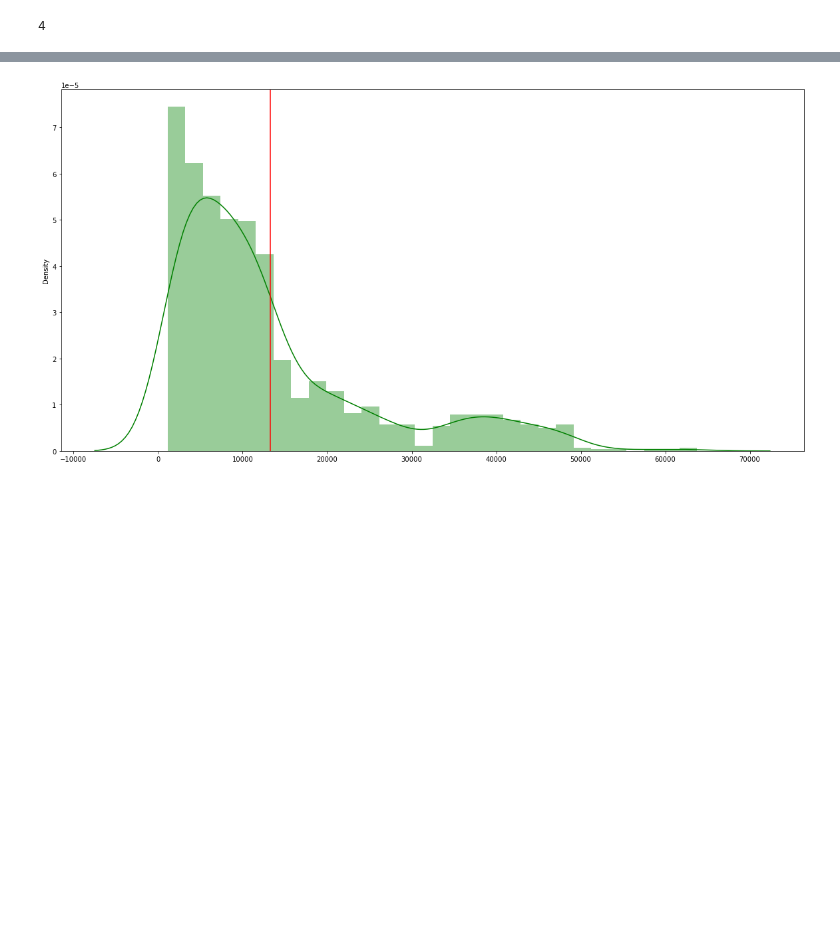
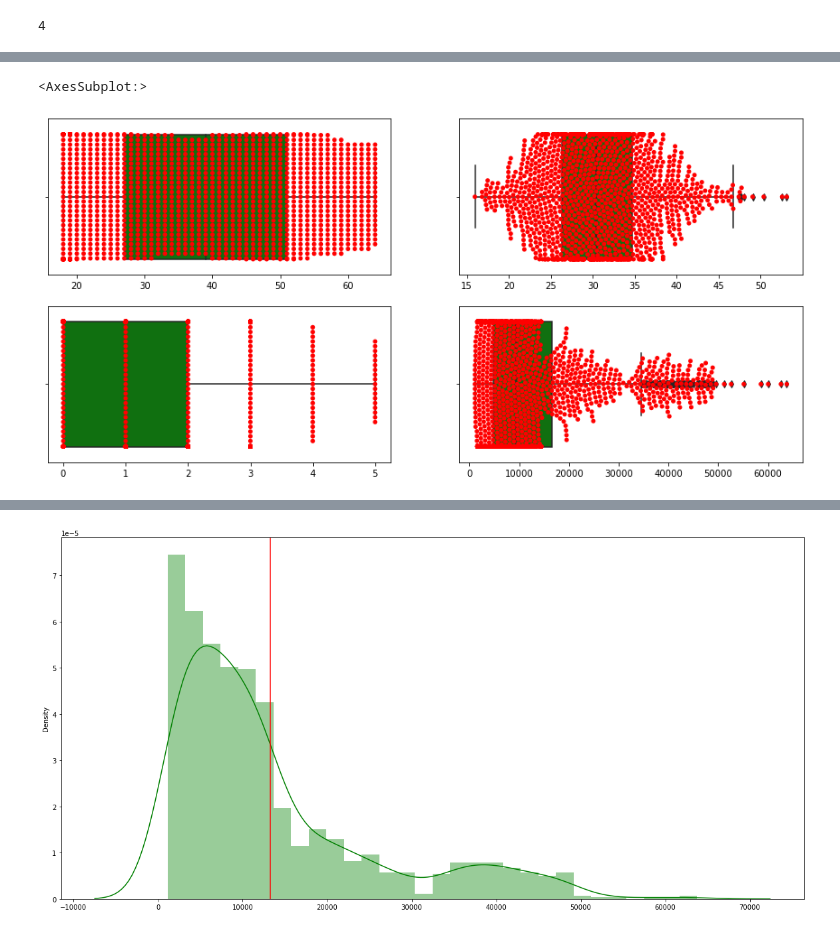
Before and after one commit to JosephMutua/Data_Science_insurance_price_prediction, a Jupyter notebook: feature engineering.ipynb, the cells around one changed output, grey strips where cells are left out. Drawn from its saved outputs; the diff is of its cells as text; code cells hidden in the pictures; blank space fills up the shorter version.

```diff
--- a/feature engineering.ipynb
+++ b/feature engineering.ipynb
@@ -38,0 +88,22 @@ charge_arr=df['charges'].values
+# %%
+age = df['age'].values
+bmi = df['bmi'].values
+children = df['children'].values
+charges = df['charges'].values
+# %%
+fig, axs = plt.subplots(2,2,figsize=(15,7))
+
+sns.boxplot(age, ax =axs[0,0], color ="green")
+sns.swarmplot(age, ax =axs[0,0], color="red")
+
+sns.boxplot(bmi, ax =axs[0,1], color ="green")
+sns.swarmplot(bmi, ax =axs[0,1], color="red")
+
+sns.boxplot(children, ax =axs[1,0], color ="green")
+sns.swarmplot(children, ax = axs[1,0], color="red")
+
+sns.boxplot(charges, ax =axs[1,1], color="green")
+sns.swarmplot(charges, ax =axs[1,1], color="red")
+# %% [output]
+<AxesSubplot:>
+[figure, added]
```
Also changed, not shown: parts of 10 cells of this notebook.
